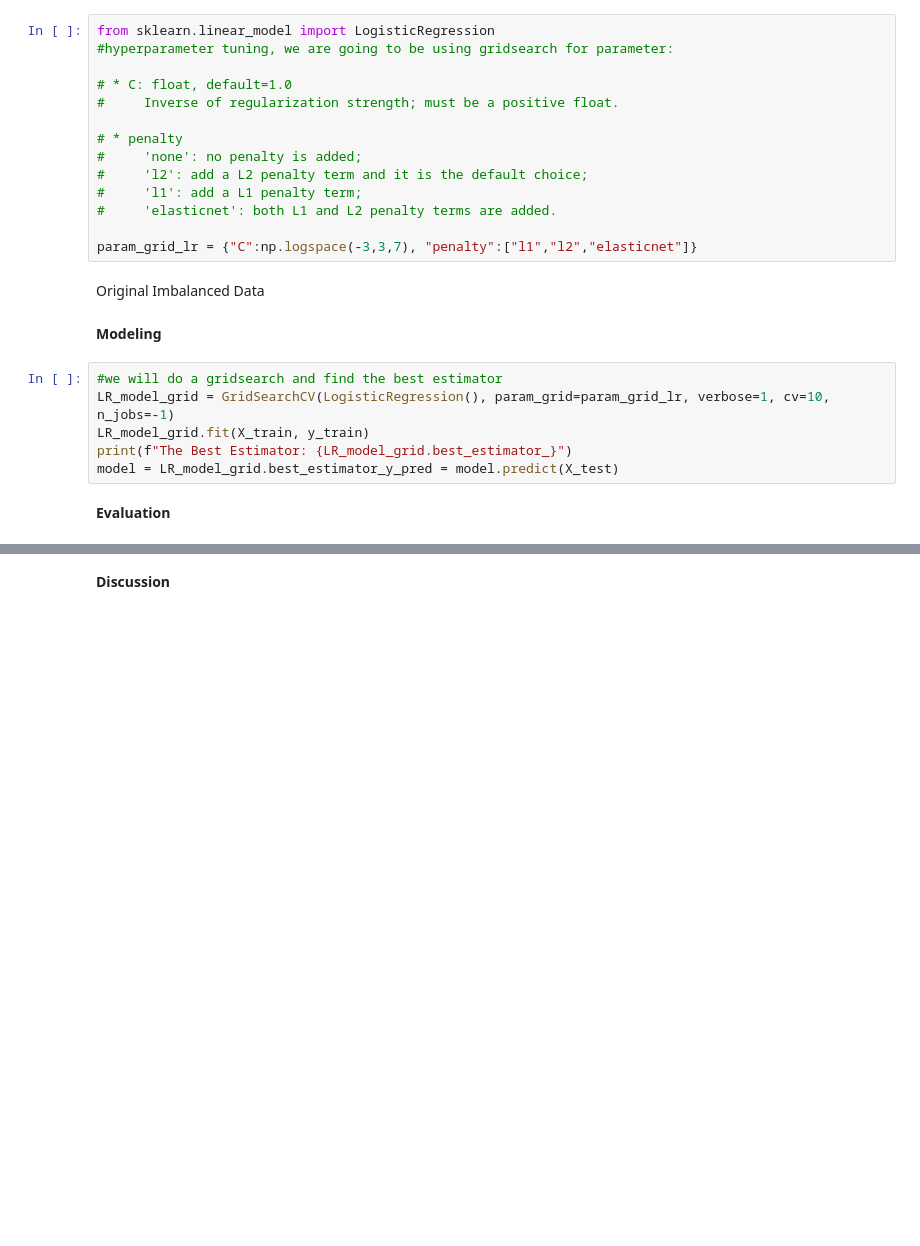
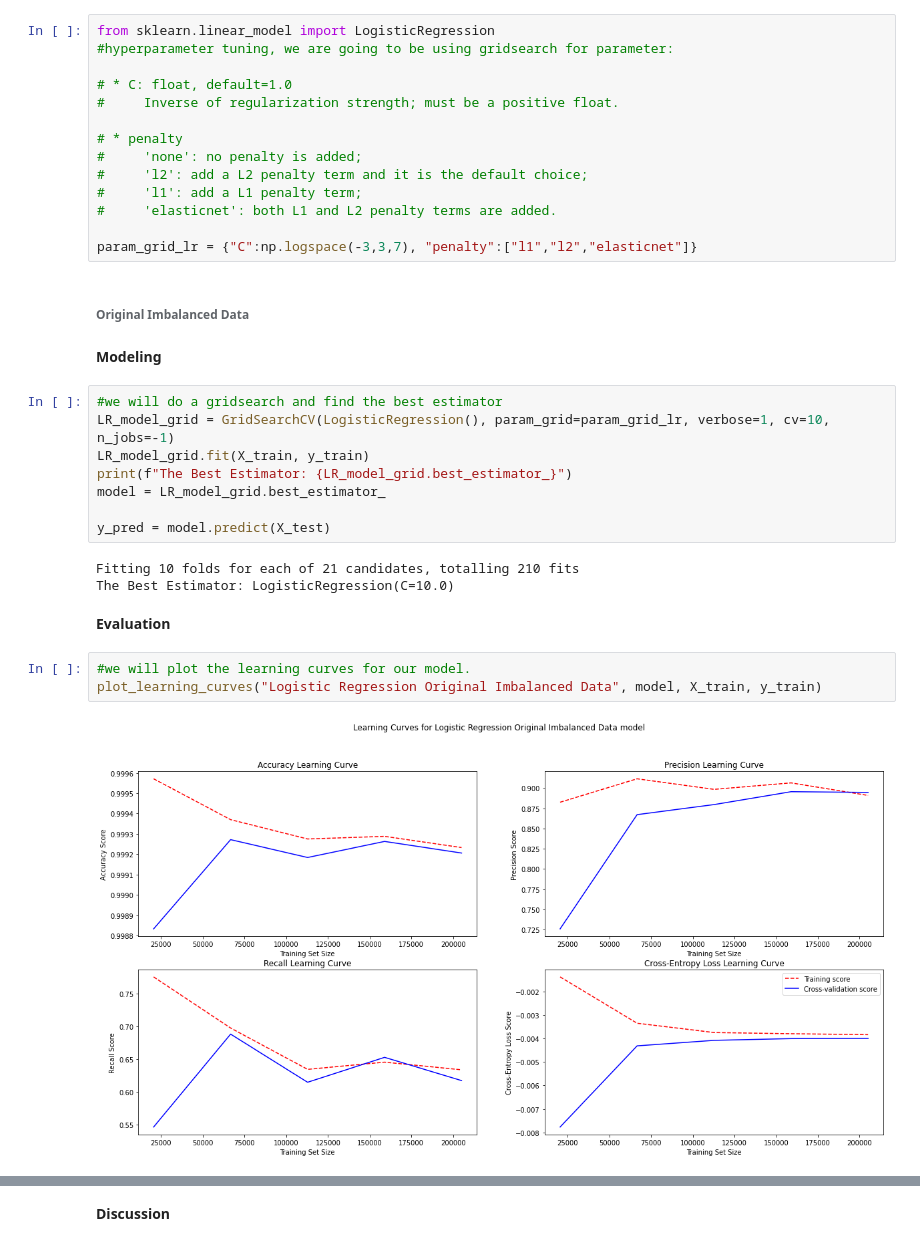
Before and after one commit to kkrusere/Credit-Card-Fraud-Anomaly-Outlier-Detection, a Jupyter notebook: Credit_Card_fraud_detection.ipynb, the cells around one changed output, grey strips where cells are left out. Saved outputs shown, nothing was run; the diff lists cells and outputs as text; blank space fills up the shorter version.

```diff
--- a/Credit_Card_fraud_detection.ipynb
+++ b/Credit_Card_fraud_detection.ipynb
@@ -875,7 +872,7 @@ from sklearn.linear_model import LogisticRegression
 
 param_grid_lr = {"C":np.logspace(-3,3,7), "penalty":["l1","l2","elasticnet"]}
 # %% [markdown]
-Original Imbalanced Data
+###### **Original Imbalanced Data**
 # %% [markdown]
 **Modeling**
 # %%
@@ -883,6 +880,16 @@ Original Imbalanced Data
 LR_model_grid = GridSearchCV(LogisticRegression(), param_grid=param_grid_lr, verbose=1, cv=10, n_jobs=-1)
 LR_model_grid.fit(X_train, y_train)
 print(f"The Best Estimator: {LR_model_grid.best_estimator_}")
-model = LR_model_grid.best_estimator_y_pred = model.predict(X_test)
+model = LR_model_grid.best_estimator_
+
+y_pred = model.predict(X_test)
+# %% [output]
+Fitting 10 folds for each of 21 candidates, totalling 210 fits
+The Best Estimator: LogisticRegression(C=10.0)
 # %% [markdown]
 **Evaluation**
+# %%
+#we will plot the learning curves for our model.
+plot_learning_curves("Logistic Regression Original Imbalanced Data", model, X_train, y_train)
+# %% [output]
+[figure, added]
```
Also changed, not shown: parts of 66 cells of this notebook.
